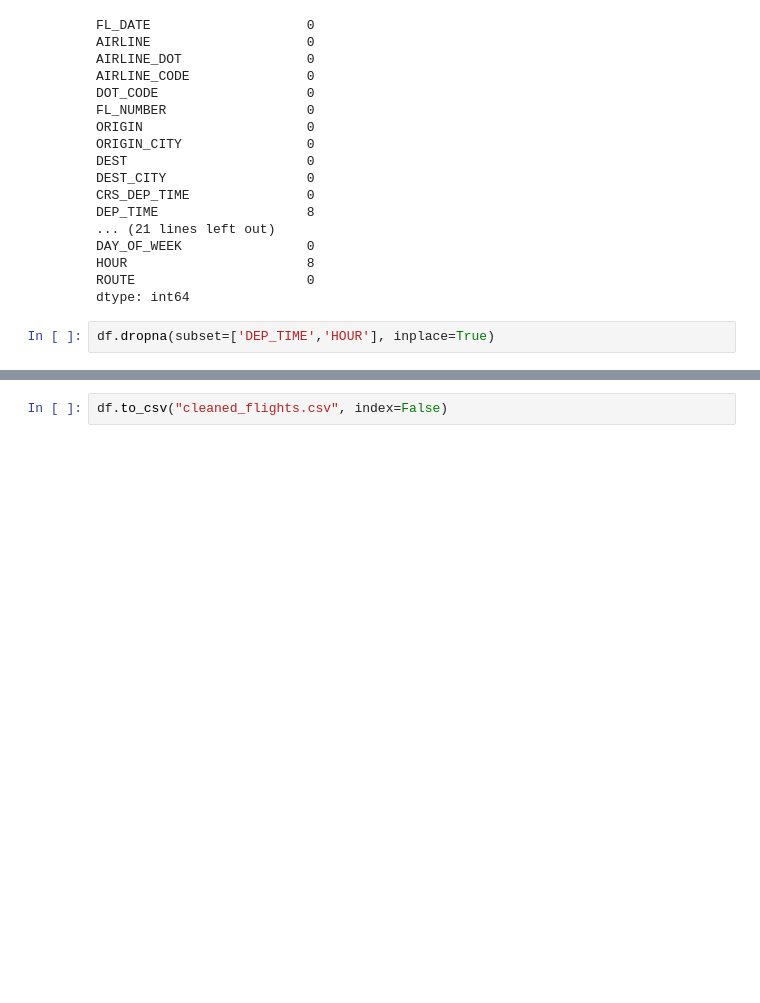
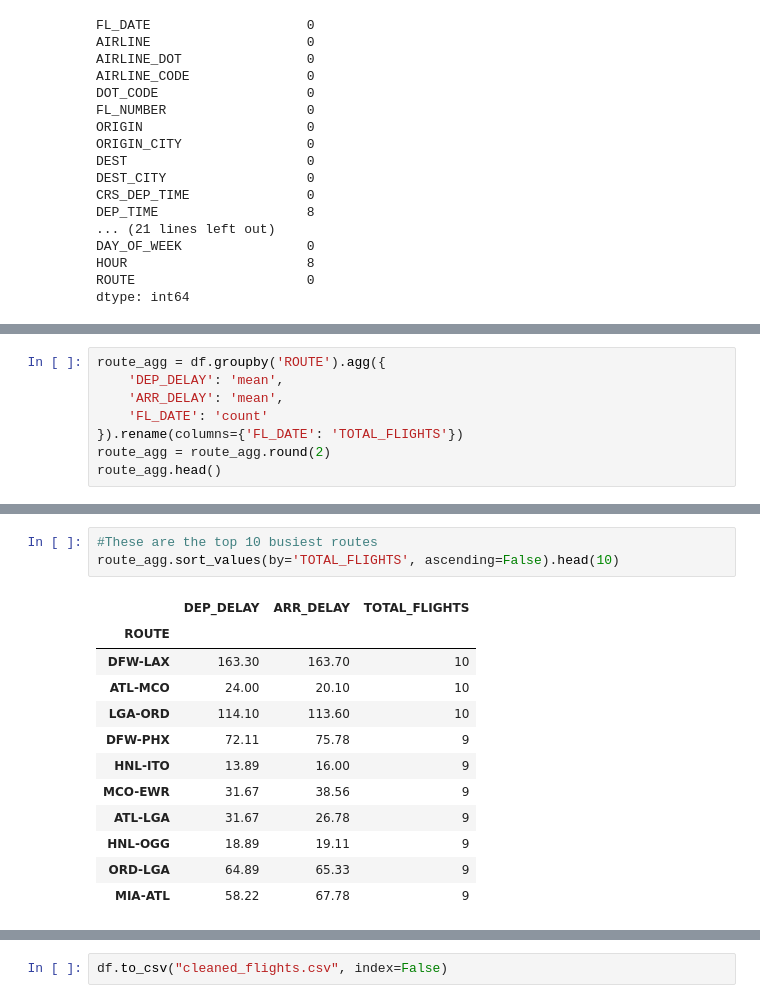
Before and after one commit to sumareddy-1234/AirFly-Insights, a Jupyter notebook: AirFly_Insights_Milestone1_Data_Cleaning.ipynb, the cells around one changed output, grey strips where cells are left out. Drawn from its saved outputs; the diff is of its cells as text; blank space fills up the shorter version.

```diff
--- a/AirFly_Insights_Milestone1_Data_Cleaning.ipynb
+++ b/AirFly_Insights_Milestone1_Data_Cleaning.ipynb
@@ -190,5 +230,3 @@ DAY_OF_WEEK                0
 HOUR                       8
 ROUTE                      0
 dtype: int64
-# %%
-df.dropna(subset=['DEP_TIME','HOUR'], inplace=True)
@@ -194,0 +347,8 @@ df.dropna(subset=['DEP_TIME','HOUR'], inplace=True)
+# %%
+route_agg = df.groupby('ROUTE').agg({
+    'DEP_DELAY': 'mean',
+    'ARR_DELAY': 'mean',
+    'FL_DATE': 'count'
+}).rename(columns={'FL_DATE': 'TOTAL_FLIGHTS'})
+route_agg = route_agg.round(2)
+route_agg.head()
@@ -194,0 +363,16 @@ df.dropna(subset=['DEP_TIME','HOUR'], inplace=True)
+# %%
+#These are the top 10 busiest routes
+route_agg.sort_values(by='TOTAL_FLIGHTS', ascending=False).head(10)
+# %% [output]
+|  | DEP_DELAY | ARR_DELAY | TOTAL_FLIGHTS |
+| ROUTE |  |  |  |
+| DFW-LAX | 163.30 | 163.70 | 10 |
+| ATL-MCO | 24.00 | 20.10 | 10 |
+| LGA-ORD | 114.10 | 113.60 | 10 |
+| DFW-PHX | 72.11 | 75.78 | 9 |
+| HNL-ITO | 13.89 | 16.00 | 9 |
+| MCO-EWR | 31.67 | 38.56 | 9 |
+| ATL-LGA | 31.67 | 26.78 | 9 |
+| HNL-OGG | 18.89 | 19.11 | 9 |
+| ORD-LGA | 64.89 | 65.33 | 9 |
+| MIA-ATL | 58.22 | 67.78 | 9 |
```
Also changed, not shown: parts of 43 cells of this notebook, 1 other file.
